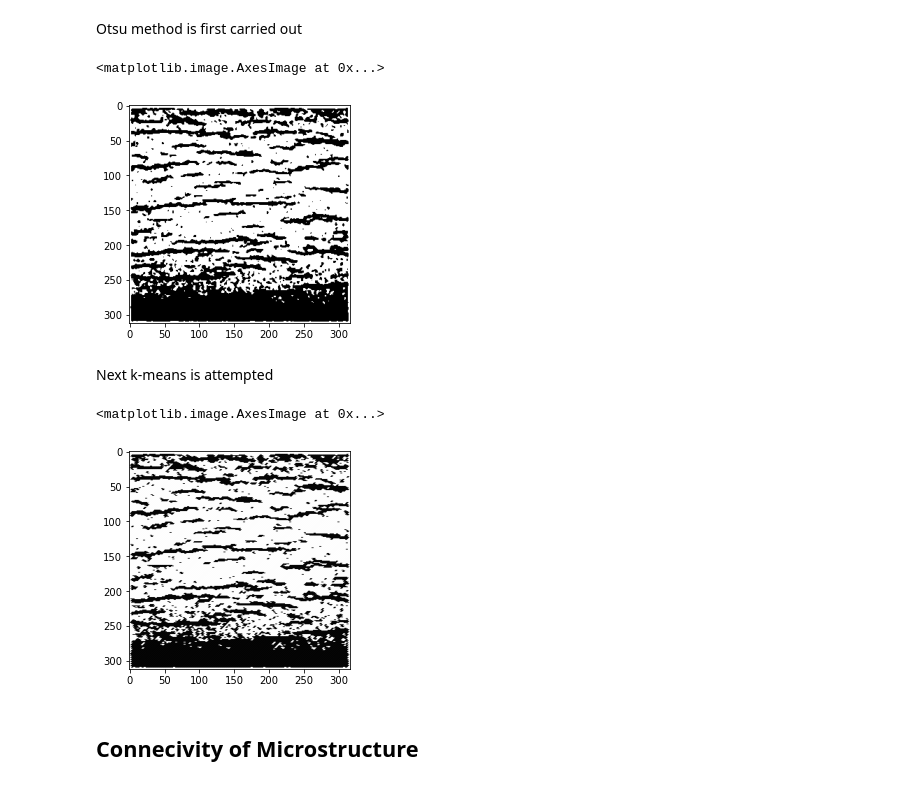
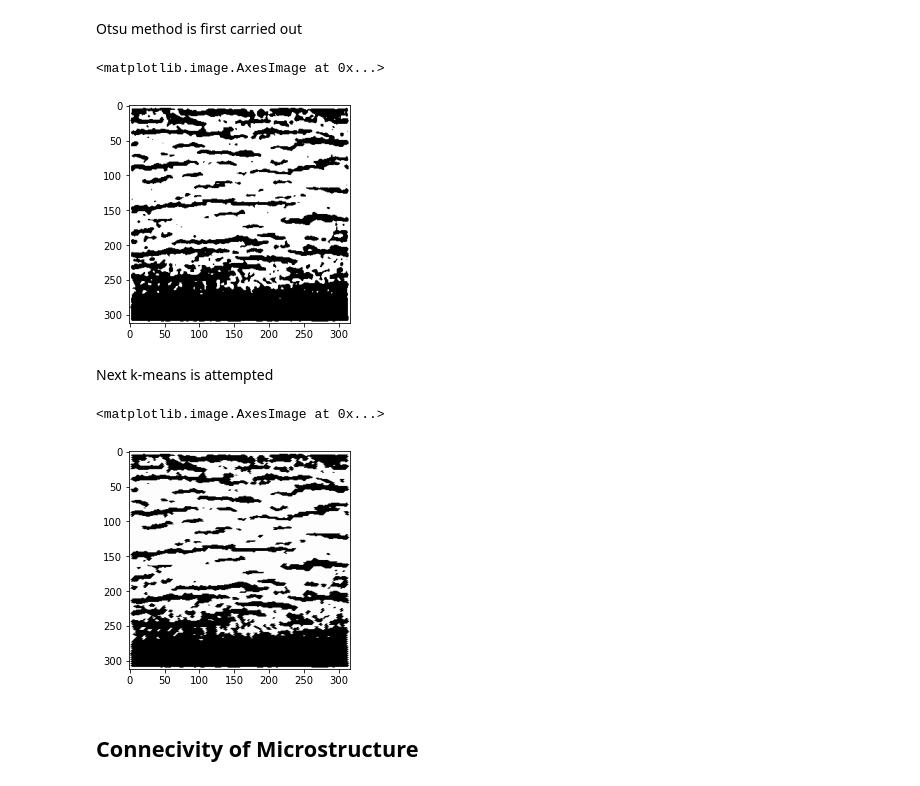
Before and after one commit to MATS64664-2021-Group-2/Hydride-Connect-Group-2, a Jupyter notebook: Job_script/load_image.ipynb, the cells around one changed output. Cells and saved outputs as stored; diff of their text form; code cells hidden in the pictures.

```diff
--- a/Job_script/load_image.ipynb
+++ b/Job_script/load_image.ipynb
@@ -58,7 +58,7 @@ Produce a monochrome image where the hydrides are white, and the matrix is black
 # %% [markdown]
 Crop image to remove scale bar.
 # %%
-Blur = cv2.GaussianBlur(img, (3,3),0)
+Blur = cv2.GaussianBlur(img, (7,7),0)
 # %% [markdown]
 ## Thresholding
 # %% [markdown]
@@ -75,29 +75,29 @@ cv2.imwrite("OtsuImage.jpg", ThreshOtsu)
 plt.imshow(ThreshOtsu, 'gray')
 # %% [output]
 <matplotlib.image.AxesImage at 0x...>
-[figure, old version]
+[figure, new version]
 # %% [markdown]
 Next k-means is attempted
 # %%
-reshapedImage = np.float32(img.reshape(-1, 3))
+reshapedImage = np.float32(Blur.reshape(-1, 3))
 
 criteria = (cv2.TERM_CRITERIA_EPS + cv2.TERM_CRITERIA_MAX_ITER, 100, 0.1)
 
 k = 2
 
 ret, labels, clusters = cv2.kmeans(reshapedImage, k, None, criteria, 10, cv2.KMEANS_RANDOM_CENTERS)
 
 clusters = np.uint8(clusters)
 
 intermediateImage = clusters[labels.flatten()]
 clusteredImage = intermediateImage.reshape((img.shape))
 
 cv2.imwrite("KImage.jpg", clusteredImage)
 
 plt.imshow(clusteredImage, 'gray')
 # %% [output]
 <matplotlib.image.AxesImage at 0x...>
-[figure, old version]
+[figure, new version]
 # %% [markdown]
 ## Connecivity of Microstructure
 # %% [markdown]
```
